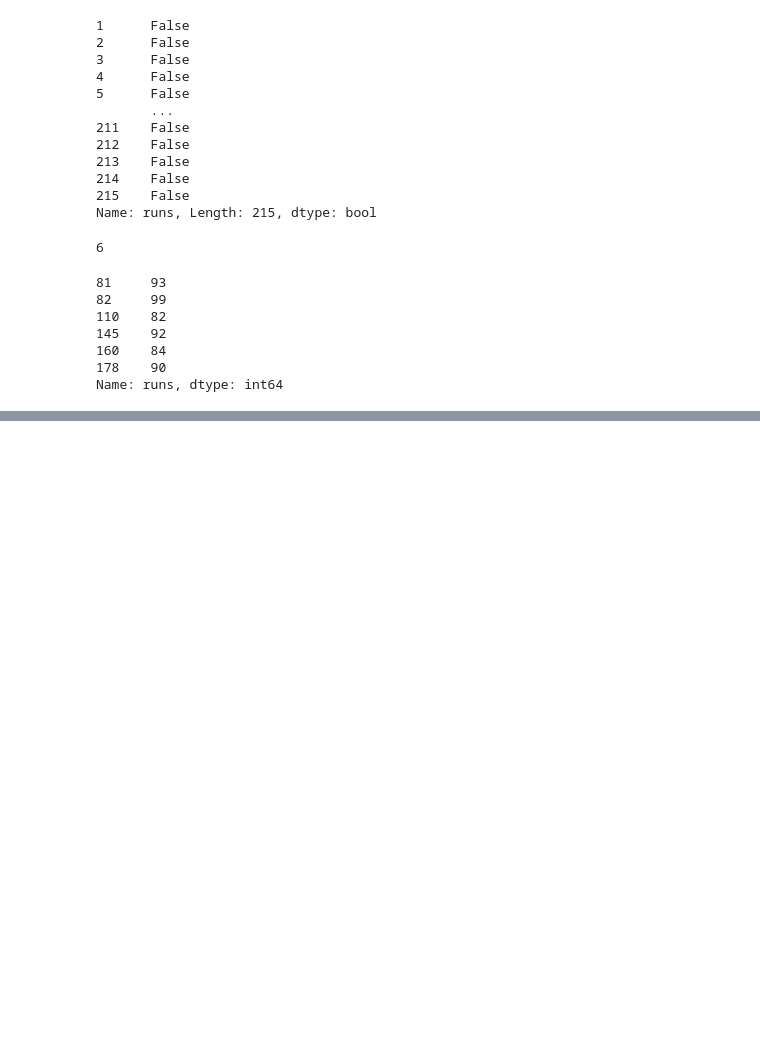
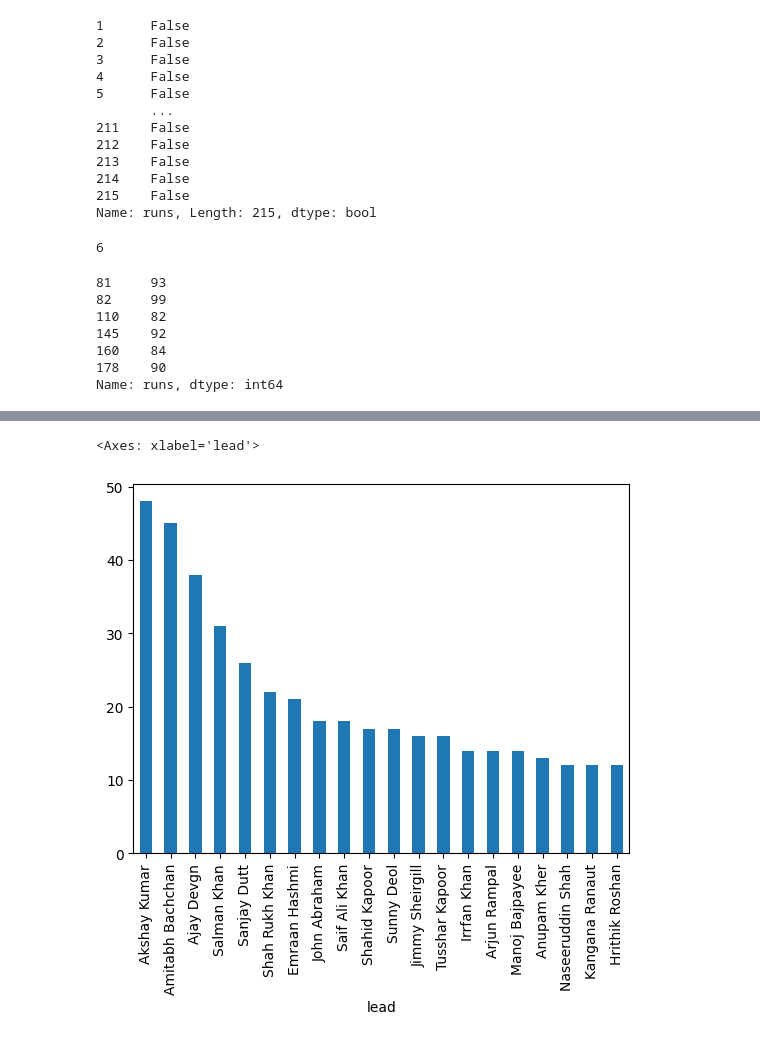
Before and after one commit to abhishekjha462000/data_science_final, a Jupyter notebook: week_05_08/week_06_pandas_basics/my_notes/session-16/session-16-pandas-series.ipynb, the cells around one changed output, grey strips where cells are left out. Drawn from its saved outputs; the diff is of its cells as text; code cells hidden in the pictures; blank space fills up the shorter version.

```diff
--- a/week_05_08/week_06_pandas_basics/my_notes/session-16/session-16-pandas-series.ipynb
+++ b/week_05_08/week_06_pandas_basics/my_notes/session-16/session-16-pandas-series.ipynb
@@ -1016,0 +1150,5 @@ Name: runs, dtype: int64
+# %%
+movies.value_counts().head(20).plot(kind = 'bar')
+# %% [output]
+<Axes: xlabel='lead'>
+[figure, added]
```
Also changed, not shown: parts of 14 cells of this notebook.
